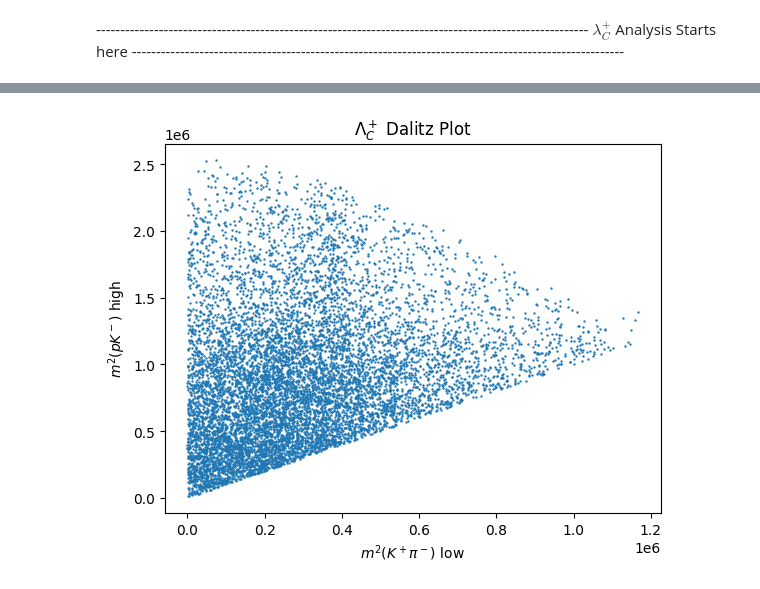
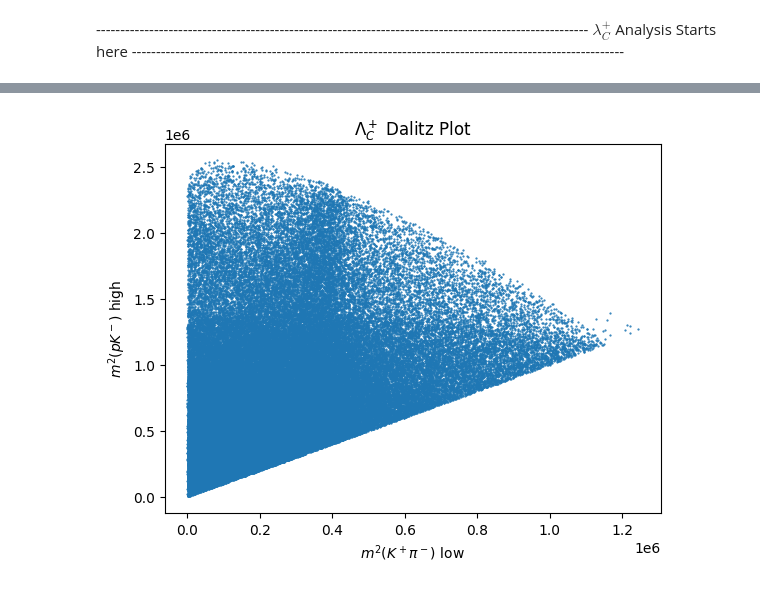
Before and after one commit to GitGup/ATLAS_DNN, a Jupyter notebook: MCAnalysis.ipynb, the cells around one changed output, grey strips where cells are left out. Saved outputs shown, nothing was run; the diff lists cells and outputs as text; code cells hidden in the pictures.

Commit message:
removed redundant code, non truth analysis started, using custom scripts

```diff
--- a/MCAnalysis.ipynb
+++ b/MCAnalysis.ipynb
@@ -49,11 +30,14 @@ TTree.name
 # %%
 df = show(0, TTree, ["DMesons_pt", "DMesons_phi", "DMesons_eta", "DMesons_m"], 1000)
 
-#drop empty rows
-empty_indices = [i for i, x in enumerate(df['DMesons_pt']) if len(x) == 0]
-df = df.drop(empty_indices)
-df = df.reset_index(drop=True)
+#drop empty rows of data frame
+def remove_empty(df):
+    empty_indices = [i for i, x in enumerate(df[df.columns[0]]) if len(x) == 0]
+    df = df.drop(empty_indices)
+    df = df.reset_index(drop=True)
+    return df
 
+df = remove_empty(df)
 df
 # %% [output]
 |  | DMesons_pt | DMesons_phi | DMesons_eta | DMesons_m |
@@ -94,12 +61,8 @@ c.Draw()
 # %% [output]
 [figure]
 # %%
-TTree2 = process_ntuple(files[0])
-
-df2 = show(0, TTree2, ['TruthParticles_Selected_daughterInfoT__pt', 'TruthParticles_Selected_daughterInfoT__phi','TruthParticles_Selected_daughterInfoT__eta', 'TruthParticles_Selected_daughterInfoT__pdgId'], 10000)
-empty_indices2 = [i for i, x in enumerate(df2['TruthParticles_Selected_daughterInfoT__pt']) if len(x) == 0]
-df2 = df2.drop(empty_indices2)
-df2 = df2.reset_index(drop=True)
+df2 = show(0, TTree, ['TruthParticles_Selected_daughterInfoT__pt', 'TruthParticles_Selected_daughterInfoT__phi','TruthParticles_Selected_daughterInfoT__eta', 'TruthParticles_Selected_daughterInfoT__pdgId'], 10000)
+df2 = remove_empty(df2)
 df2
 # %% [output]
 |  | TruthParticles_Selected_daughterI... | TruthParticles_Selected_daughterI... | TruthParticles_Selected_daughterI... | TruthParticles_Selected_daughterI... |
@@ -167,11 +130,4 @@ for sublist in reshaped_list:
         #kpi_one < kpi_kpi_two:
         kpi_high.append(kpi_two)
         kpi_low.append(kpi_one)
-# %%
-def scatter_plot(x, y, title, xlabel, ylabel, s):
-    plt.scatter(x, y, s = s)
-    plt.xlabel(xlabel)
-    plt.ylabel(ylabel)
-    plt.title(title)
-    plt.show()
 # %%
@@ -206,10 +148,7 @@ graph = createTGraph(np.array(kpi_low), np.array(kpi_high), title="Dalitz Plot",
 # %% [markdown]
 ------------------------------------------------------------------------------------------------------ $\lambda_C^+$ Analysis Starts here ------------------------------------------------------------------------------------------------------
 # %%
-TTree3 = process_ntuple(files[1])
+TTree3 = process_ntuple(dir_path, files[1])
 
-lambda_tdf = show(0, TTree3, ['TruthParticles_Selected_daughterInfoT__pt', 'TruthParticles_Selected_daughterInfoT__phi','TruthParticles_Selected_daughterInfoT__eta', 'TruthParticles_Selected_daughterInfoT__pdgId'], 10000)
-empty_indices3 = [i for i, x in enumerate(lambda_tdf['TruthParticles_Selected_daughterInfoT__pt']) if len(x) == 0]
-lambda_tdf = lambda_tdf.drop(empty_indices3)
-lambda_tdf = lambda_tdf.reset_index(drop=True)
-lambda_tdf
+lambda_tdf = show(0, TTree3, ['TruthParticles_Selected_daughterInfoT__pt', 'TruthParticles_Selected_daughterInfoT__phi','TruthParticles_Selected_daughterInfoT__eta', 'TruthParticles_Selected_daughterInfoT__pdgId'], 100000)
+lambda_tdf = remove_empty(lambda_tdf)
@@ -248,6 +173,6 @@ for sublist in reshaped_list2:
         pk_list.append(kpi)
         kpi_list.append(pk)
 # %%
-scatter_plot(kpi_list, pk_list, "$\Lambda_C^+$ Dalitz Plot", r'$m^2(K^+\pi^-)$ low', r'$m^2(pK^-)$ high', .5)
+scatter_plot(kpi_list, pk_list, "$\Lambda_C^+$ Dalitz Plot", r'$m^2(K^+\pi^-)$ low', r'$m^2(pK^-)$ high', .3)
 # %% [output]
-[figure, old version]
+[figure, new version]
```
Also changed, not shown: parts of 10 cells of this notebook.
